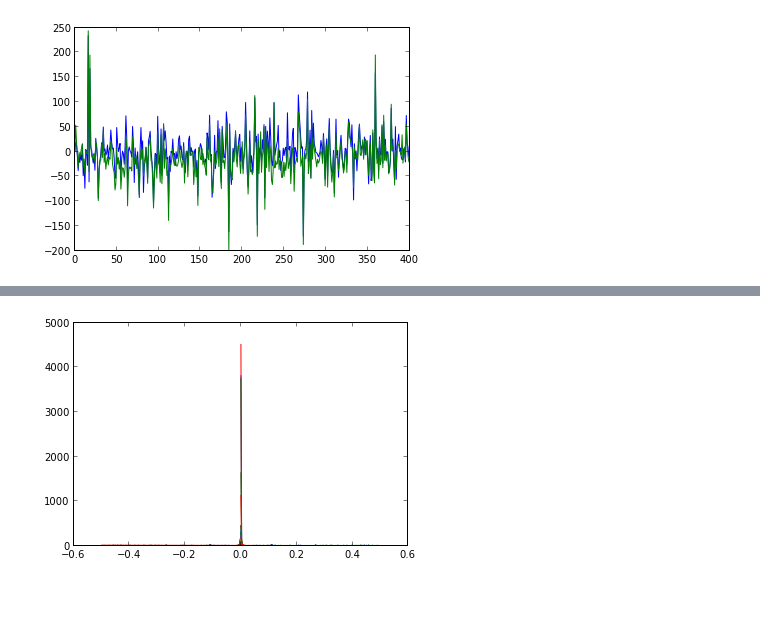
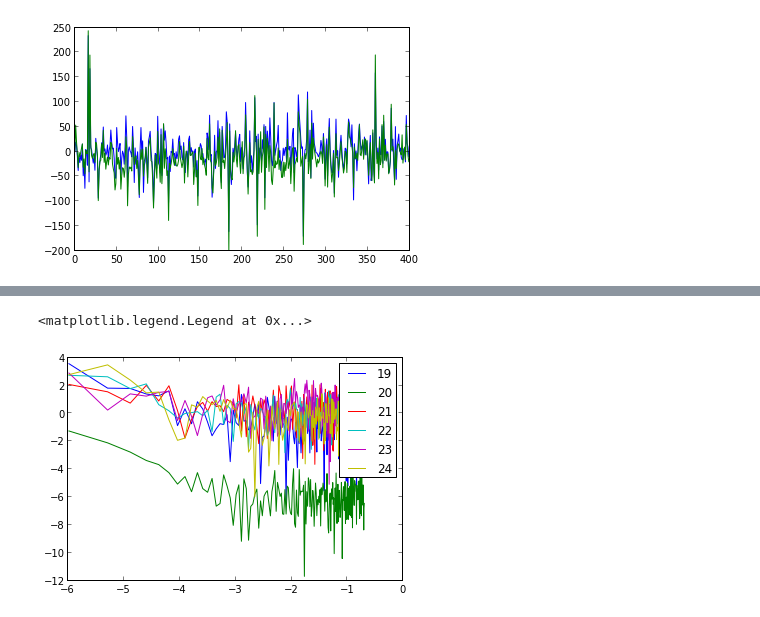
Before and after one commit to daniel-lozano/tarea5, a Jupyter notebook: tarea5-1.ipynb, the cells around one changed output, grey strips where cells are left out. Drawn from its saved outputs; the diff is of its cells as text; code cells hidden in the pictures.

```diff
--- a/tarea5-1.ipynb
+++ b/tarea5-1.ipynb
@@ -98,0 +135,21 @@ plot(FREQ1[:,2],ABS_2[:,2])
+# %%
+"""
+se crean las matrices donde se encontraran los valores utiles de frecuencia (mayores que 0)
+y los valores de normas correspondientes
+"""
+for i in range(datos):
+    for j in range(1,ne):
+        FREQ_1[j-1,i]=log(FREQ[j,i])
+
+for i in range(datos):
+    for j in range(1,ne):
+        ABS_21[j-1,i]=log(ABS_2[j,i])
+# %%
+"""
+se grafica cada senal (la norma) contra la funcion
+
+se grafican los datos en una escala logaritmica de 6 en 6 para poder notar las diferencias
+"""
+for i in range(datos/4):
+    plot(FREQ_1[:,i],ABS_21[:,i],label=str(i+1))
+legend()
@@ -98,0 +159,4 @@ plot(FREQ1[:,2],ABS_2[:,2])
+# %%
+for i in range(datos/4,2*datos/4):
+    plot(FREQ_1[:,i],ABS_21[:,i],label=str(i+1))
+legend()
@@ -98,0 +166,4 @@ plot(FREQ1[:,2],ABS_2[:,2])
+# %%
+for i in range(2*datos/4,3*datos/4):
+    plot(FREQ_1[:,i],ABS_21[:,i],label=str(i+1))
+legend()
@@ -99,5 +173,7 @@ plot(FREQ1[:,2],ABS_2[:,2])
 # %%
-for i in range(datos):
-    plot(FREQ1[:,i],ABS_2[:,i])
+for i in range(3*datos/4,datos):
+    plot(FREQ_1[:,i],ABS_21[:,i],label=str(i+1))
+legend()
 # %% [output]
+<matplotlib.legend.Legend at 0x...>
-[figure, old version]
+[figure, new version]
```
Also changed, not shown: parts of 21 cells of this notebook.
